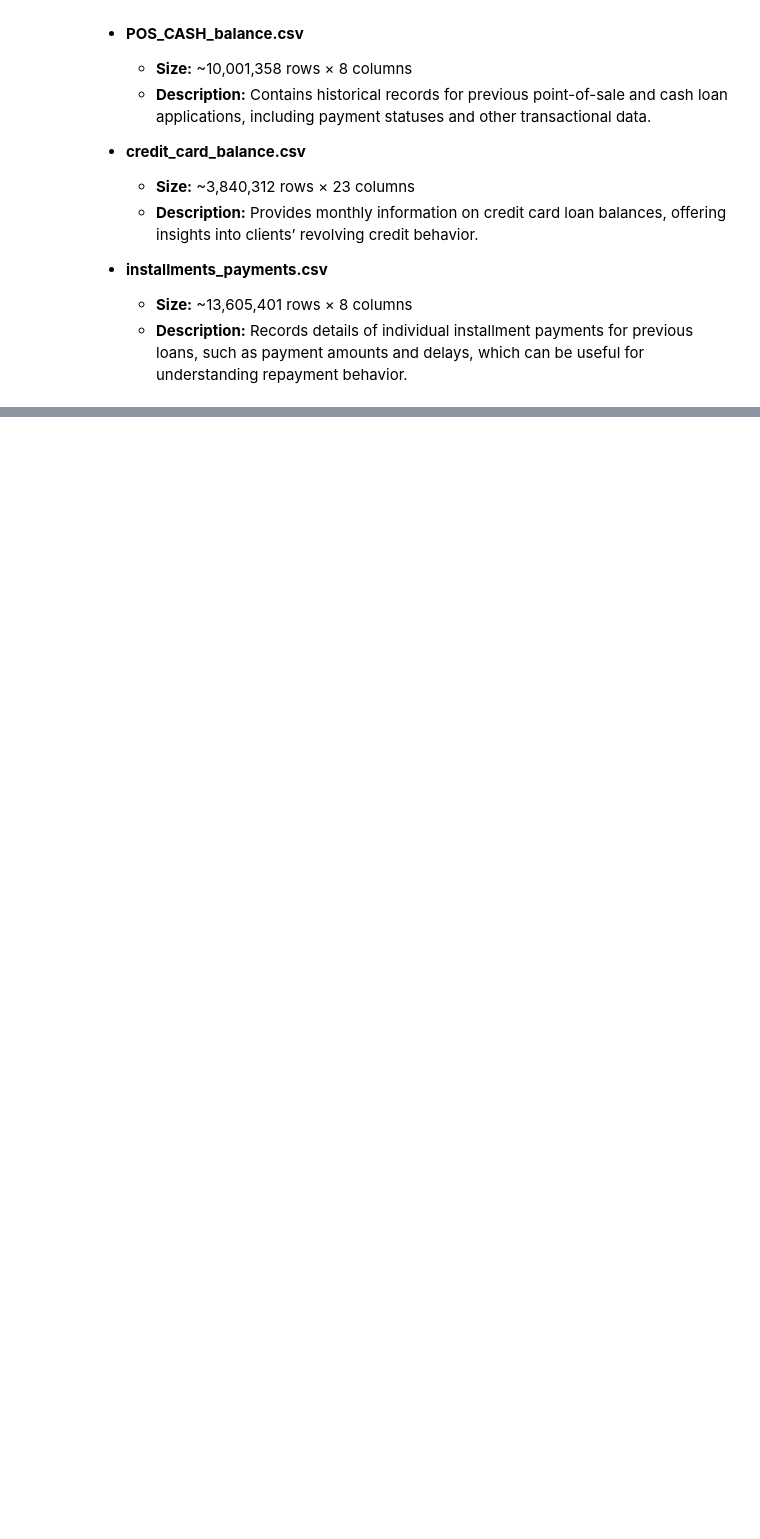
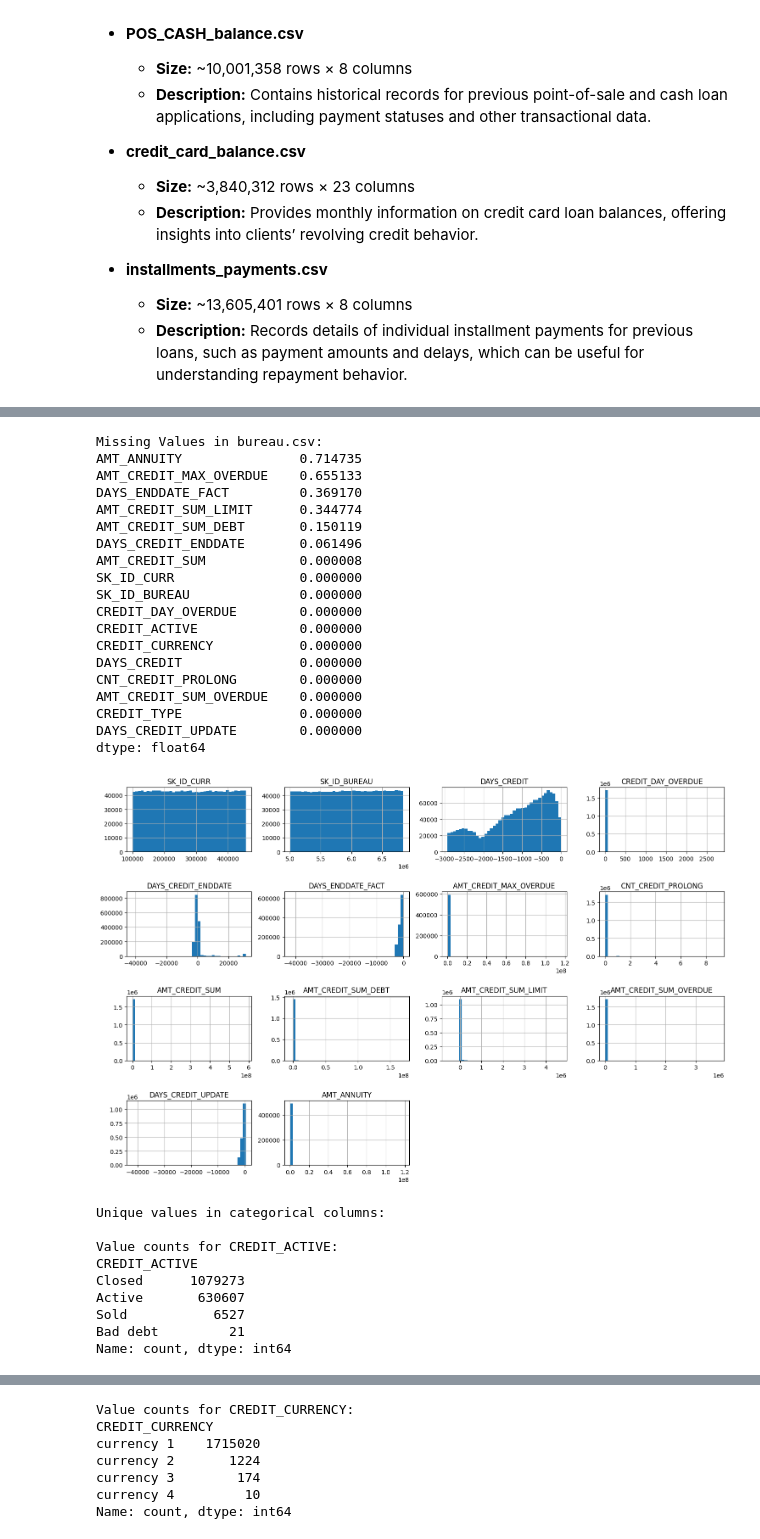
Before and after one commit to leksea/loan-default-prediction, a Jupyter notebook: loan-default-prediction.ipynb, the cells around one changed output, grey strips where cells are left out. Cells and saved outputs as stored; diff of their text form; code cells hidden in the pictures; blank space fills up the shorter version.

Commit message:
Updated 3 (started EDA for bureau * dataframes)

```diff
--- a/loan-default-prediction.ipynb
+++ b/loan-default-prediction.ipynb
@@ -730,0 +753,60 @@ The remaining datasets can be used for feature engineering.
+# %%
+# ===========================
+# EDA for `bureau.csv`
+# ===========================
+# Missing values
+missing_bureau = df_bureau.isnull().mean().sort_values(ascending=False)
+print("Missing Values in bureau.csv:")
+print(missing_bureau)
+
+# Numerical distributions
+numerical_cols_bureau = df_bureau.select_dtypes(include='number').columns
+df_bureau[numerical_cols_bureau].hist(bins=40, figsize=(15, 10))
+plt.tight_layout()
+plt.show()
+
+# Categorical columns
+categorical_cols_bureau = df_bureau.columns.difference(numerical_cols_bureau)
+print("Unique values in categorical columns:")
+for col in categorical_cols_bureau:
+    print(f"\nValue counts for {col}:")
+    print(df_bureau[col].value_counts())
+    df_bureau[col].value_counts().plot(kind='bar', title=col)
+    plt.show()
+
+
+# Correlation matrix
+plt.figure(figsize=(12, 10))
+sns.heatmap(df_bureau[numerical_cols_bureau].corr(), annot=False, cmap='coolwarm')
+plt.title("Correlation Matrix - bureau.csv")
+plt.show()
+# %% [output]
+Missing Values in bureau.csv:
+AMT_ANNUITY               0.714735
+AMT_CREDIT_MAX_OVERDUE    0.655133
+DAYS_ENDDATE_FACT         0.369170
+AMT_CREDIT_SUM_LIMIT      0.344774
+AMT_CREDIT_SUM_DEBT       0.150119
+DAYS_CREDIT_ENDDATE       0.061496
+AMT_CREDIT_SUM            0.000008
+SK_ID_CURR                0.000000
+SK_ID_BUREAU              0.000000
+CREDIT_DAY_OVERDUE        0.000000
+CREDIT_ACTIVE             0.000000
+CREDIT_CURRENCY           0.000000
+DAYS_CREDIT               0.000000
+CNT_CREDIT_PROLONG        0.000000
+AMT_CREDIT_SUM_OVERDUE    0.000000
+CREDIT_TYPE               0.000000
+DAYS_CREDIT_UPDATE        0.000000
+dtype: float64
+[figure, added]
+Unique values in categorical columns:
+
+Value counts for CREDIT_ACTIVE:
+CREDIT_ACTIVE
+Closed      1079273
+Active       630607
+Sold           6527
+Bad debt         21
+Name: count, dtype: int64
@@ -730,0 +814,7 @@ The remaining datasets can be used for feature engineering.
+Value counts for CREDIT_CURRENCY:
+CREDIT_CURRENCY
+currency 1    1715020
+currency 2       1224
+currency 3        174
+currency 4         10
+Name: count, dtype: int64
```
Also changed, not shown: parts of 5 cells of this notebook.
